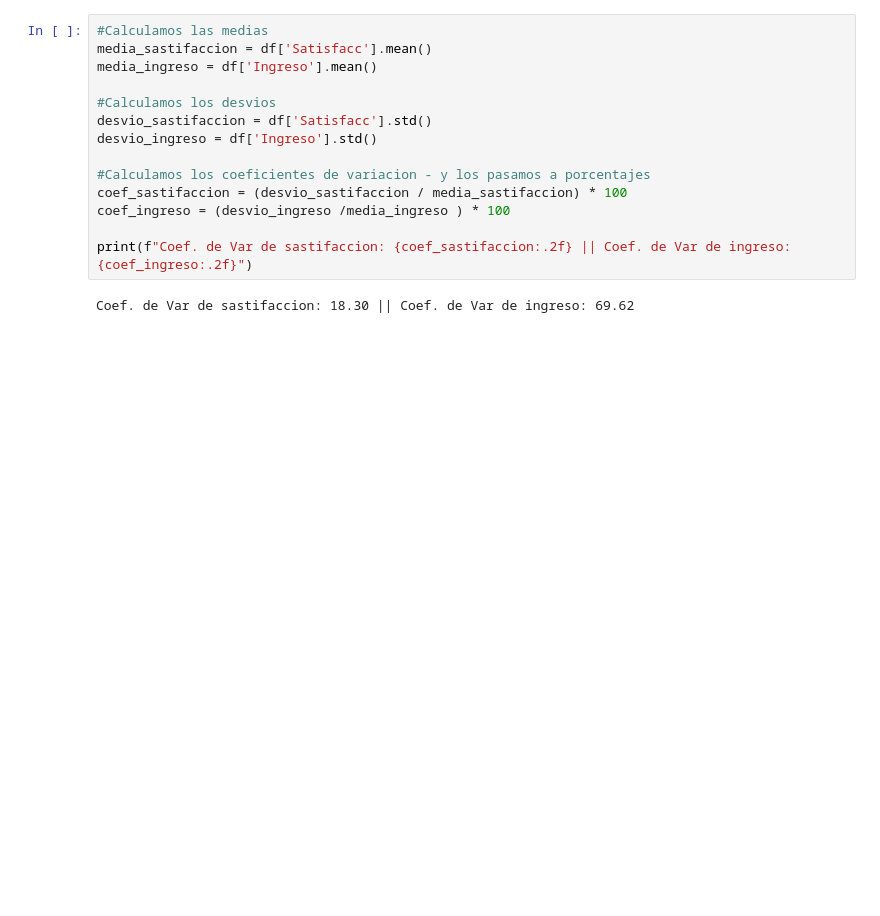
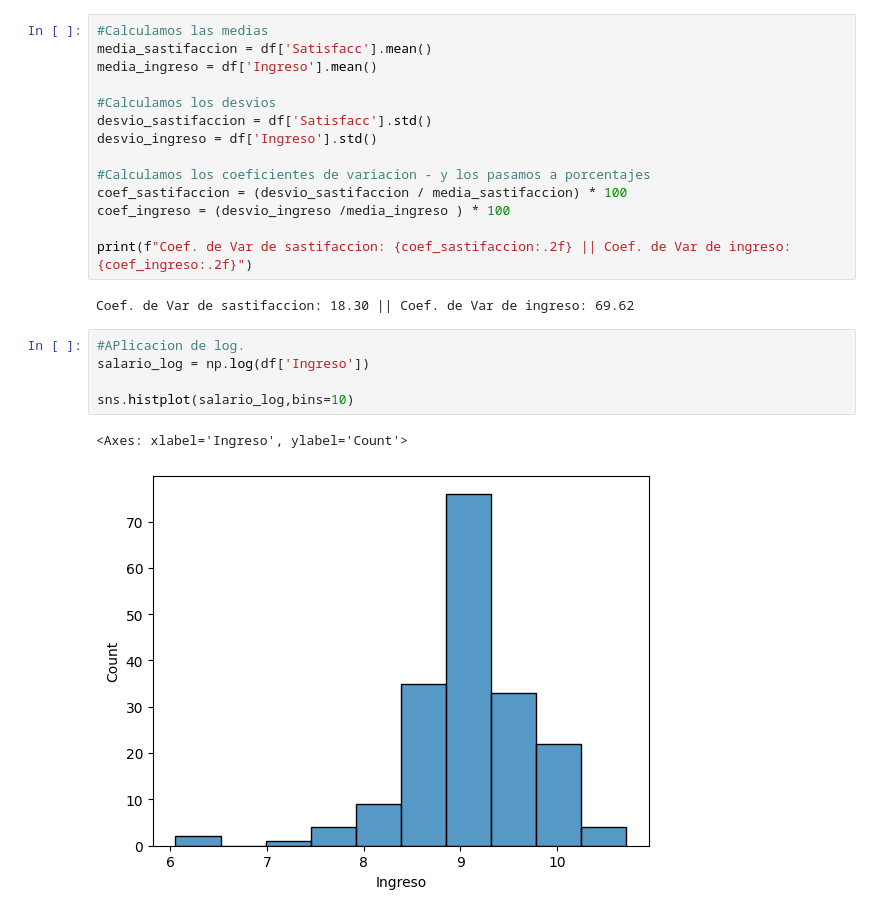
Before and after one commit to gastonbenitez2001/diplomatura_unne, a Jupyter notebook: clase4_distribuciones.ipynb, the cells around one changed output. Drawn from its saved outputs; the diff is of its cells as text; blank space fills up the shorter version.

```diff
--- a/clase4_distribuciones.ipynb
+++ b/clase4_distribuciones.ipynb
@@ -136,3 +136,11 @@ coef_ingreso = (desvio_ingreso /media_ingreso ) * 100
 print(f"Coef. de Var de sastifaccion: {coef_sastifaccion:.2f} || Coef. de Var de ingreso: {coef_ingreso:.2f}")
 # %% [output]
 Coef. de Var de sastifaccion: 18.30 || Coef. de Var de ingreso: 69.62
+# %%
+#APlicacion de log.
+salario_log = np.log(df['Ingreso'])
+
+sns.histplot(salario_log,bins=10)
+# %% [output]
+<Axes: xlabel='Ingreso', ylabel='Count'>
+[figure, added]
```
Also changed, not shown: parts of 1 cell of this notebook, 1 other file.
